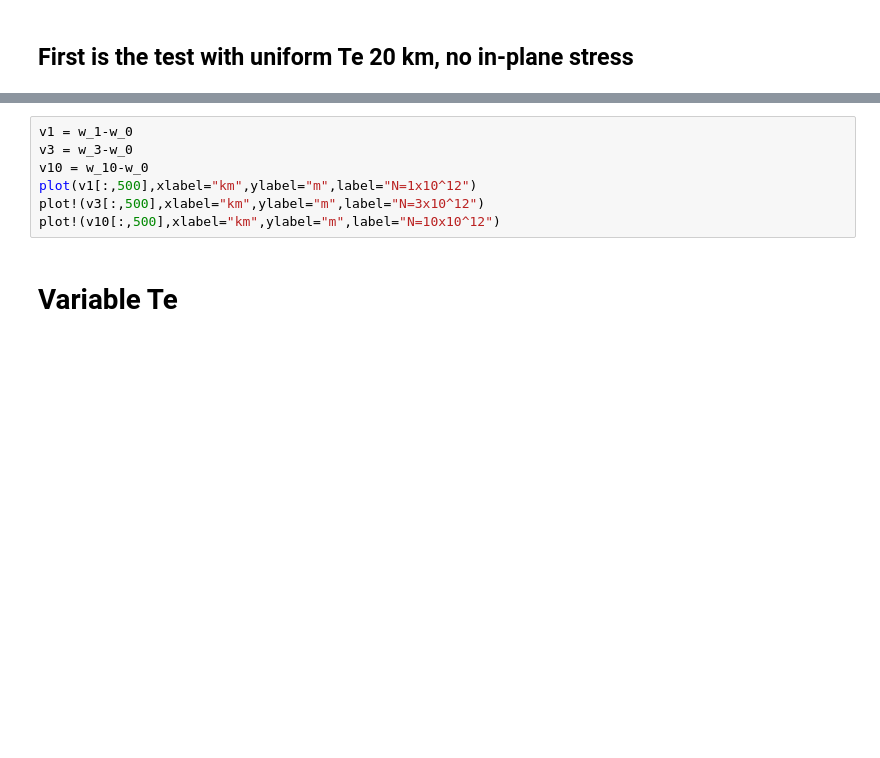
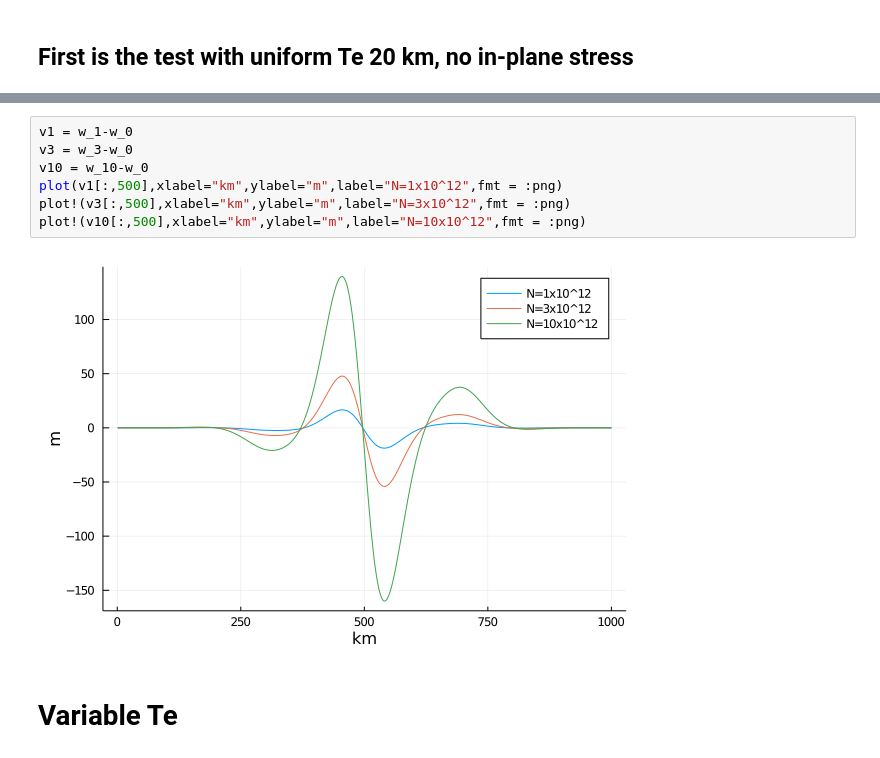
Before and after one commit to ruetg/IsoFlex, a Jupyter notebook: Aus_iso.ipynb, the cells around one changed output, grey strips where cells are left out. Cells and saved outputs as stored; diff of their text form; blank space fills up the shorter version.

```diff
--- a/Aus_iso.ipynb
+++ b/Aus_iso.ipynb
@@ -53,10 +57,12 @@ heatmap(w_0,xlabel="km",title = "Vertical Loading surface response (m)",c=:bwr,c
 # %%
 v1 = w_1-w_0
 v3 = w_3-w_0
 v10 = w_10-w_0
-plot(v1[:,500],xlabel="km",ylabel="m",label="N=1x10^12")
-plot!(v3[:,500],xlabel="km",ylabel="m",label="N=3x10^12")
-plot!(v10[:,500],xlabel="km",ylabel="m",label="N=10x10^12")
+plot(v1[:,500],xlabel="km",ylabel="m",label="N=1x10^12",fmt = :png)
+plot!(v3[:,500],xlabel="km",ylabel="m",label="N=3x10^12",fmt = :png)
+plot!(v10[:,500],xlabel="km",ylabel="m",label="N=10x10^12",fmt = :png)
+# %% [output]
+[figure, added]
 # %% [markdown]
 # Variable Te
 # %% [markdown]
```
Also changed, not shown: parts of 7 cells of this notebook, 1 other file.
